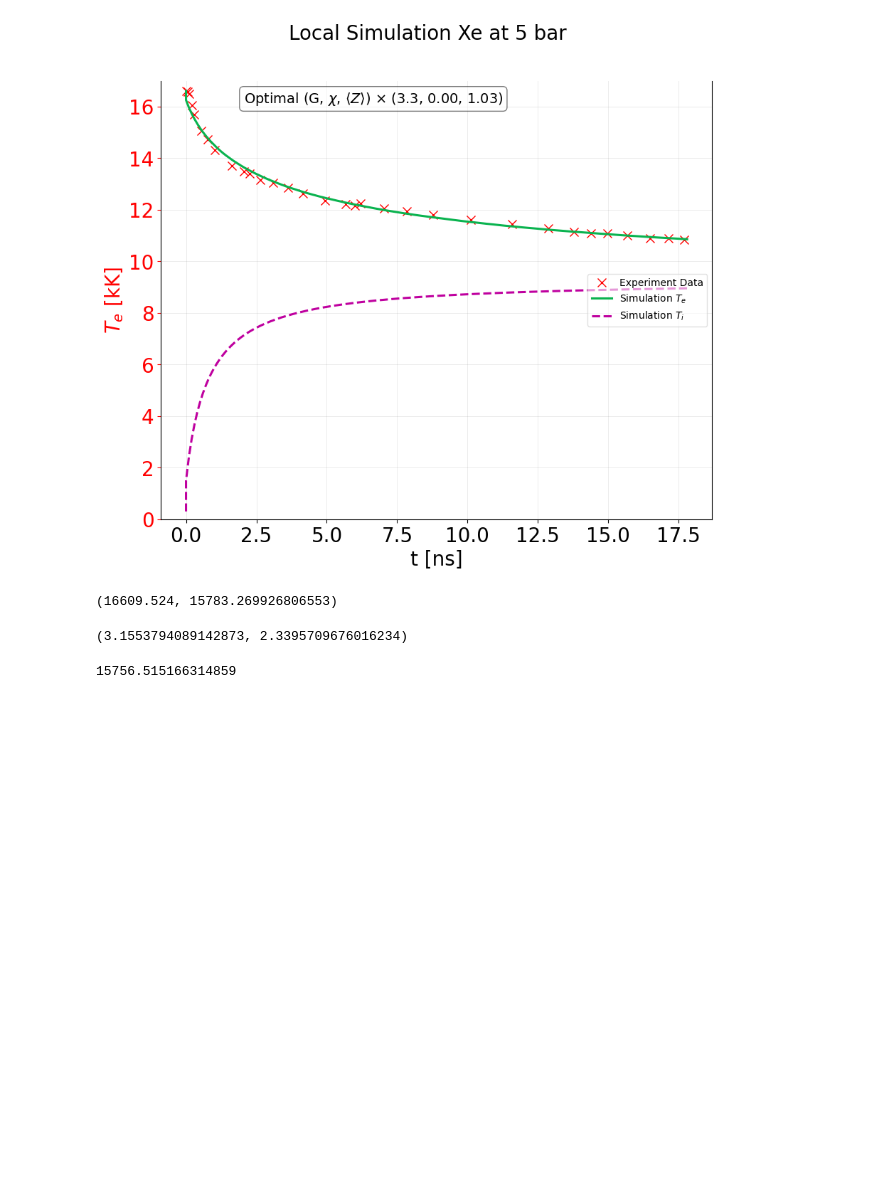
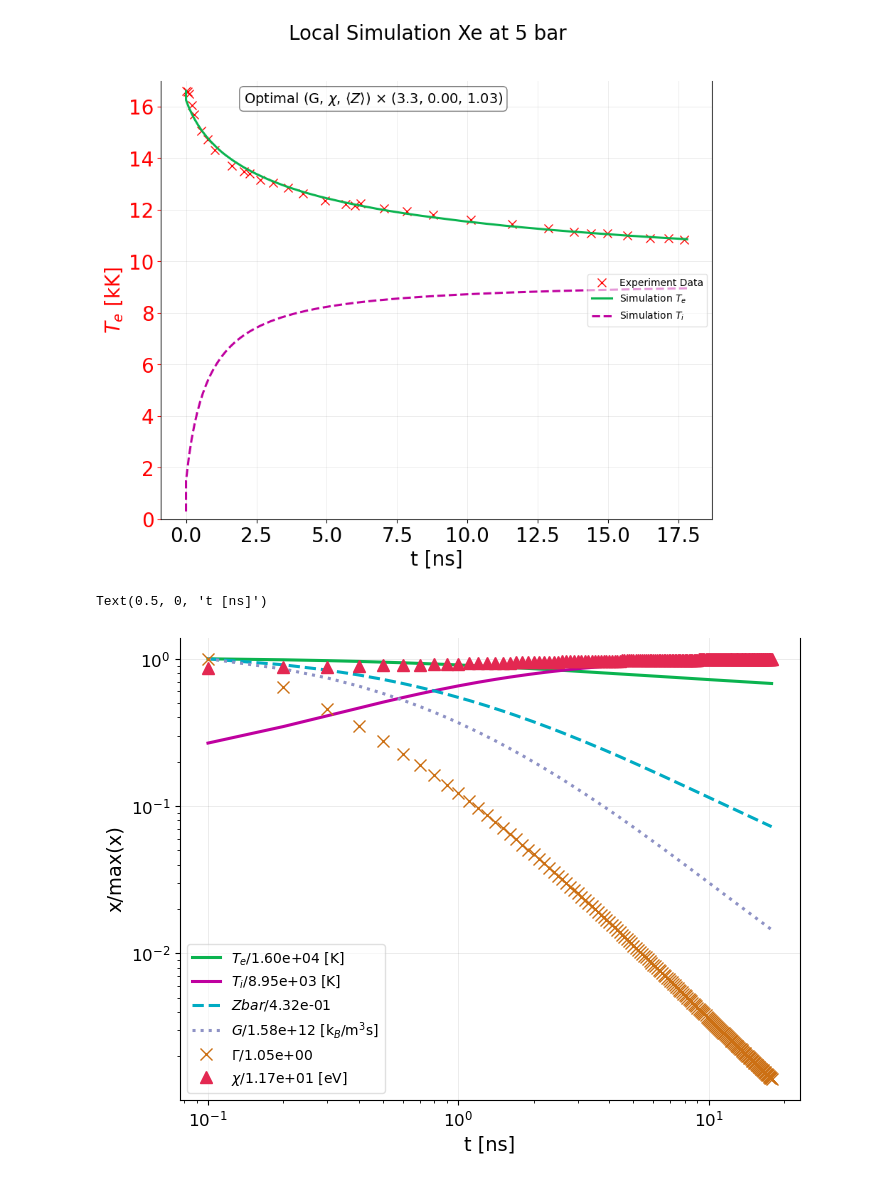
Before and after one commit to MurilloGroupMSU/Two-Temperature-Model, a Jupyter notebook: jupyter/Local_model_solver/Local_Model_ODE.ipynb, the cells around one changed output. Drawn from its saved outputs; the diff is of its cells as text; code cells hidden in the pictures; blank space fills up the shorter version.

```diff
--- a/jupyter/Local_model_solver/Local_Model_ODE.ipynb
+++ b/jupyter/Local_model_solver/Local_Model_ODE.ipynb
@@ -196,9 +236,9 @@ def func_to_min_to_model_data(rescale_array):
 
     # LocalModel(Z, m_i, Ti_init, Te_init, n_i, Zbar_func = None, χ_func = None, transport_model = "SMT"):
     plasma = LocalModel(Z, m_i,  Ti_init, Te_init, n_i, Zbar_func=Zbar_func, χ_func=χ_func, G_rescale = G_rescale )
-    plasma.solve_ode(tmax=18e-9, dt=1e-10)
-    sim_Te_at_data_points = interp1d( plasma.t_saved_list*1e9, plasma.Te_list/1e3 )(Xe_data['t[ns]'])
-    return np.linalg.norm(sim_Te_at_data_points - Xe_data['T[kK]'])
+    plasma.solve_ode(tmax=tmax, dt=dt)
+    sim_Te_at_data_points = interp1d( plasma.t_saved_list*1e9, plasma.Te_list/1e3 )(Element_data['t[ns]'])
+    return np.linalg.norm(sim_Te_at_data_points - Element_data['T[kK]'])
 
 sol = minimize(func_to_min_to_model_data, (2, 0.1, 0.5), bounds=( (0,5),  (0,1),  (0,1.4) )   )
 rescale_optimal_array = sol.x
@@ -229,5 +269,35 @@ ax.text(0.15, 0.95, r'Optimal (G, $\chi$, $\langle Z \rangle$) $\times$ ({0:0.1f
 # %% [output]
 Text(0.15, 0.95, 'Optimal (G, $\\chi$, $\\langle Z \\rangle$) $\\times$ (3.3, 0.00, 1.03)')
 [figure]
+# %%
+fig, ax = plt.subplots(figsize=(8,6))
+
+t_slice = slice(2,None)
+
+
+Γ_list =  plasma_optimized.Zbar_list**2/(plasma_optimized.Ti_list*K_to_AU * r_i)
+
+_, χ_tmp_func = make_ionization_function(Z, n_i, χ_rescale = 1, Zbar_rescale = 1)
+χ_list = χ_tmp_func(plasma_optimized.Te_list)*J_to_eV
+
+param_list = [plasma_optimized.Te_list[t_slice],  plasma_optimized.Ti_list[t_slice],  plasma_optimized.Zbar_list[t_slice], plasma_optimized.G_list[t_slice],
+              Γ_list[t_slice], χ_list[t_slice] ]
+name_list = ['T_e', 'T_i', 'Zbar', 'G', '\Gamma','\chi']
+unit_list = ['[K]','[K]','','[k$_B$/m$^{3}$s]','','[eV]']
+linestyles= ['-','-','--',':','x', '^']
+
+for param, name, unit, line in zip( param_list, name_list, unit_list, linestyles):
+    var_max = np.max(param)
+    ax.plot(plasma_optimized.t_saved_list[t_slice]*1e9, param/var_max,line, label=r'${0}/${1:0.2e} {2}'.format(name, var_max, unit))
+
+
+ax.legend(fontsize=10)
+ax.set_yscale('log')
+ax.set_xscale('log')
+ax.set_ylabel("x/max(x)")
+ax.set_xlabel("t [ns]")
+# %% [output]
+Text(0.5, 0, 't [ns]')
+[figure, added]
 # %%
 
@@ -237,15 +307,3 @@ Zbar_func, χ_func = make_ionization_function(Z, n_i, χ_rescale = rescalers[1],
 
 plasma = LocalModel(Z, m_i,  Ti_init, Te_init, n_i, Zbar_func=Zbar_func, χ_func=χ_func, G_rescale = rescalers[0] )
 plasma.solve_ode(tmax=18e-9, dt=1e-10)
-# %%
-plasma.Te_list[0],plasma.Te_list[-1]
-# %% [output]
-(16609.524, 15783.269926806553)
-# %%
-plasma.Zbar_list[0],plasma.Zbar_list[-1]
-# %% [output]
-(3.1553794089142873, 2.3395709676016234)
-# %%
-(3.15*16609.524 + 300)/(1+2.339570967601638)
-# %% [output]
-15756.515166314859
```
Also changed, not shown: parts of 20 cells of this notebook, 6 other files.
